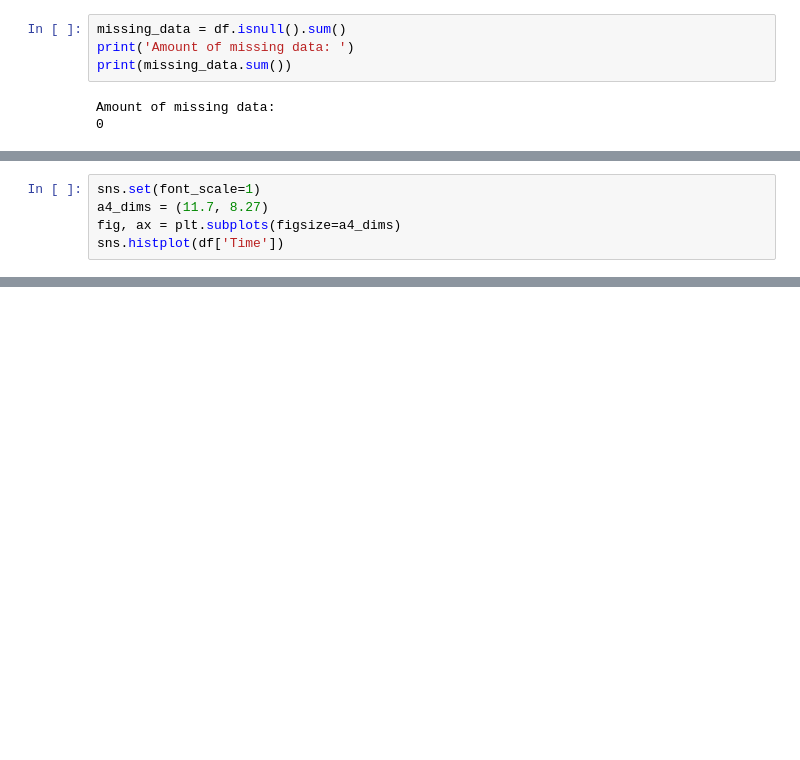
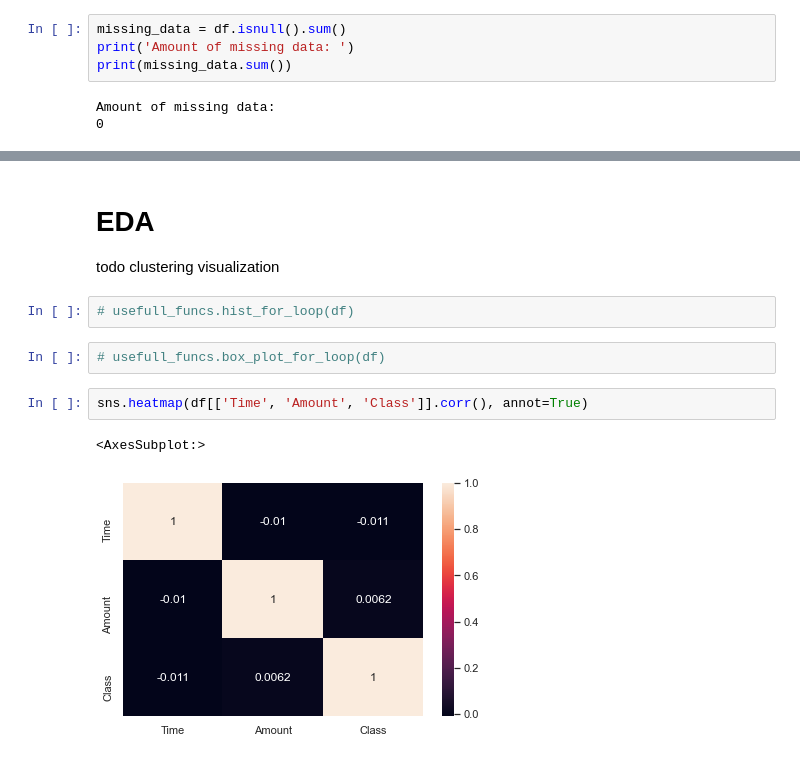
Before and after one commit to patrick-potocny/credit_card_fraud, a Jupyter notebook: credit_card_fraud_detection.ipynb, the cells around one changed output, grey strips where cells are left out. Saved outputs shown, nothing was run; the diff lists cells and outputs as text; blank space fills up the shorter version.

```diff
--- a/credit_card_fraud_detection.ipynb
+++ b/credit_card_fraud_detection.ipynb
@@ -186,5 +119,0 @@ Name: Class, dtype: int64
-# %%
-sns.set(font_scale=1)
-a4_dims = (11.7, 8.27)
-fig, ax = plt.subplots(figsize=a4_dims)
-sns.histplot(df['Time'])
@@ -314,0 +120,12 @@ df[outlier_cols].describe()
+# %% [markdown]
+# EDA
+todo clustering visualization
+# %%
+# usefull_funcs.hist_for_loop(df)
+# %%
+# usefull_funcs.box_plot_for_loop(df)
+# %%
+sns.heatmap(df[['Time', 'Amount', 'Class']].corr(), annot=True)
+# %% [output]
+<AxesSubplot:>
+[figure, added]
```
Also changed, not shown: parts of 43 cells of this notebook, 1 other file.
